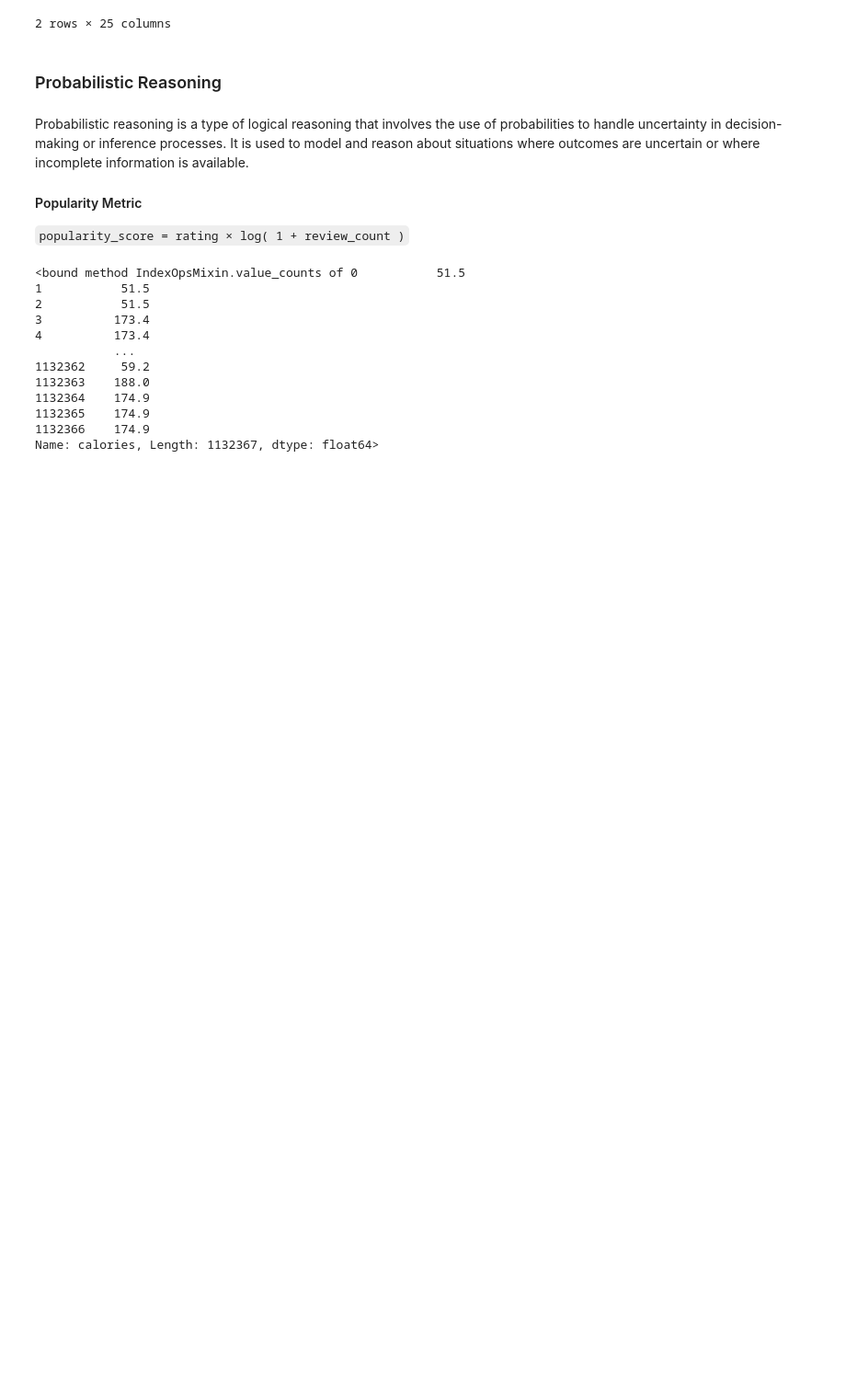
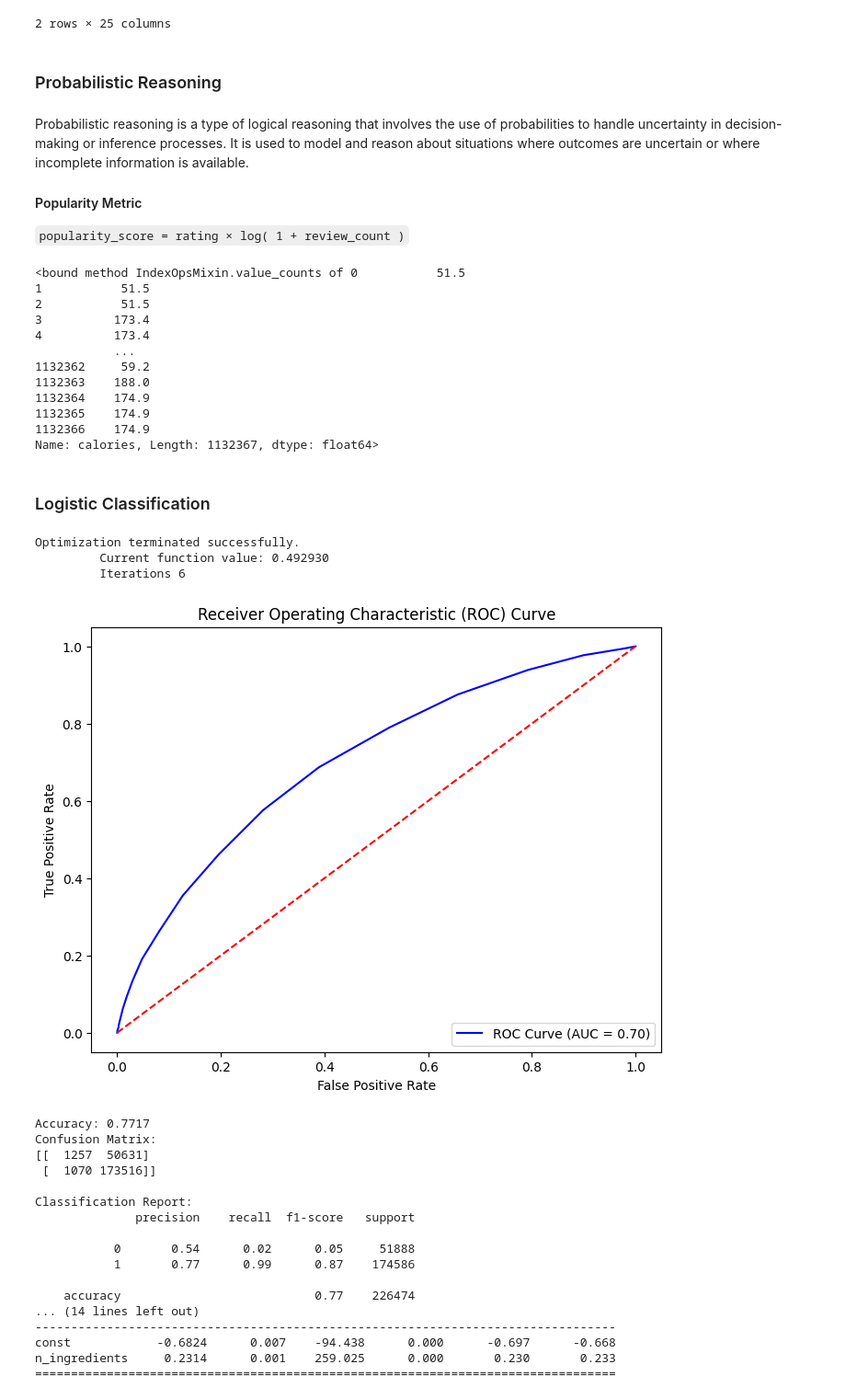
Before and after one commit to khushbunlad/PROG8431, a Jupyter notebook: GroupPresentation6.ipynb, the cells around one changed output. Shown at 92% size. Cells and saved outputs as stored; diff of their text form; code cells hidden in the pictures; blank space fills up the shorter version.

Commit message:
Logistic Classification done

```diff
--- a/GroupPresentation6.ipynb
+++ b/GroupPresentation6.ipynb
@@ -174,3 +177,80 @@ merged_data['calories'].value_counts
 1132365    174.9
 1132366    174.9
 Name: calories, Length: 1132367, dtype: float64>
+# %% [markdown]
+ ### Logistic Classification
+# %%
+
+# Define a binary target variable (1 for complex, 0 for simple)
+threshold = 5  # You can adjust this based on your data
+merged_data['is_complex'] = np.where(merged_data['n_steps'] > threshold, 1, 0)
+
+# Define features (X) and target (y)
+X = merged_data[['n_ingredients']].copy()
+y = merged_data['is_complex']
+
+# Add a constant for the intercept term
+X = sm.add_constant(X)
+
+# Train-test split
+X_train, X_test, y_train, y_test = train_test_split(X, y, test_size=0.2, random_state=42)
+
+# Fit the logistic regression model
+logit_model = sm.Logit(y_train, X_train).fit()
+
+# Predict probabilities on the test data
+y_prob = logit_model.predict(X_test)
+
+# Convert probabilities to binary predictions using a 0.5 threshold
+y_pred = np.where(y_prob >= 0.5, 1, 0)
+
+# Evaluate the model
+accuracy = accuracy_score(y_test, y_pred)
+conf_matrix = confusion_matrix(y_test, y_pred)
+class_report = classification_report(y_test, y_pred)
+
+# Compute the ROC curve and AUC
+fpr, tpr, _ = roc_curve(y_test, y_prob)
+roc_auc = auc(fpr, tpr)
+
+# Plot the ROC curve
+plt.figure(figsize=(8, 6))
+plt.plot(fpr, tpr, color='blue', label=f'ROC Curve (AUC = {roc_auc:.2f})')
+plt.plot([0, 1], [0, 1], color='red', linestyle='--')
+plt.title('Receiver Operating Characteristic (ROC) Curve')
+plt.xlabel('False Positive Rate')
+plt.ylabel('True Positive Rate')
+plt.legend(loc='lower right')
+plt.show()
+
+
+print(f"Accuracy: {accuracy:.4f}")
+print("Confusion Matrix:")
+print(conf_matrix)
+print("\nClassification Report:")
+print(class_report)
+
+# Summary of the logistic regression model
+print(logit_model.summary())
+# %% [output]
+Optimization terminated successfully.
+         Current function value: 0.492930
+         Iterations 6
+[figure, added]
+Accuracy: 0.7717
+Confusion Matrix:
+[[  1257  50631]
+ [  1070 173516]]
+
+Classification Report:
+              precision    recall  f1-score   support
+
+           0       0.54      0.02      0.05     51888
+           1       0.77      0.99      0.87    174586
+
+    accuracy                           0.77    226474
+... (14 lines left out)
+---------------------------------------------------------------------------------
+const            -0.6824      0.007    -94.438      0.000      -0.697      -0.668
+n_ingredients     0.2314      0.001    259.025      0.000       0.230       0.233
+=================================================================================
```
Also changed, not shown: parts of 2 cells of this notebook.
